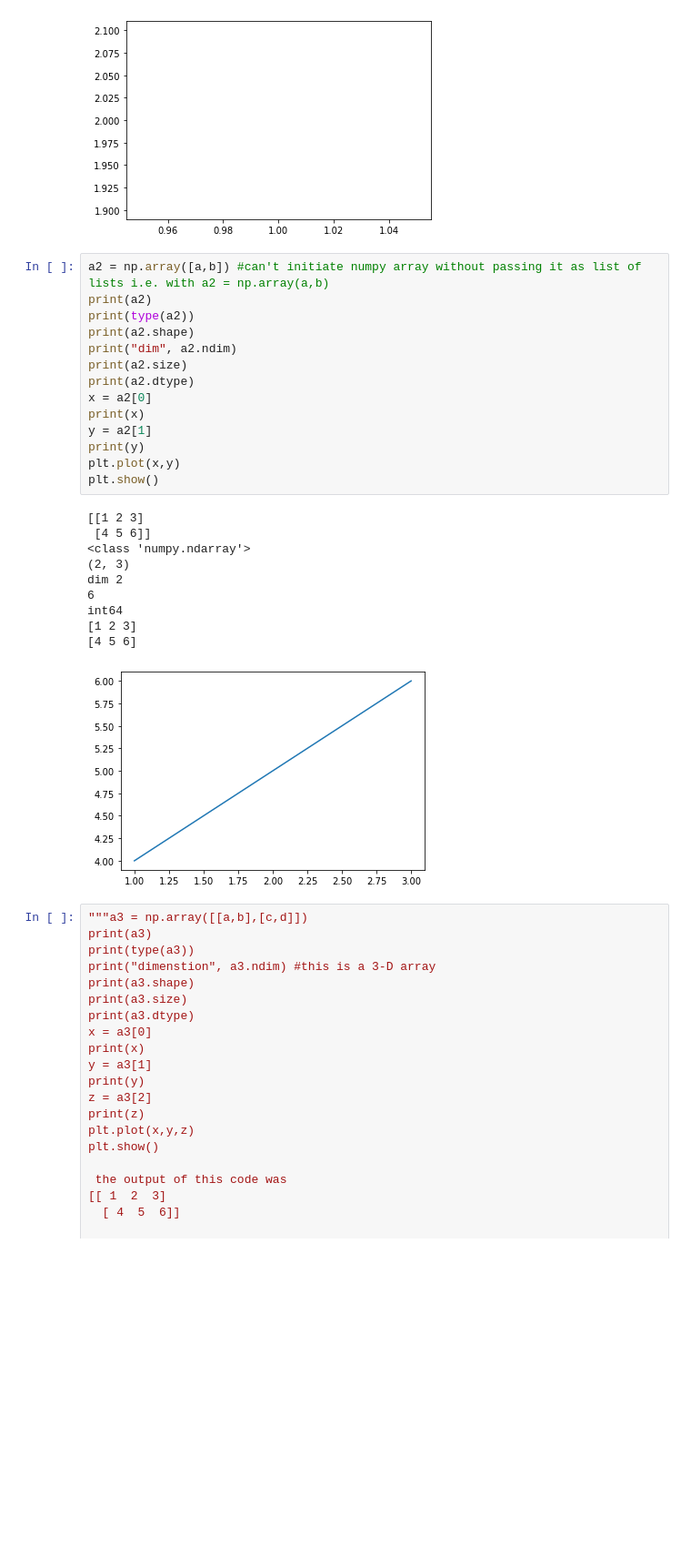
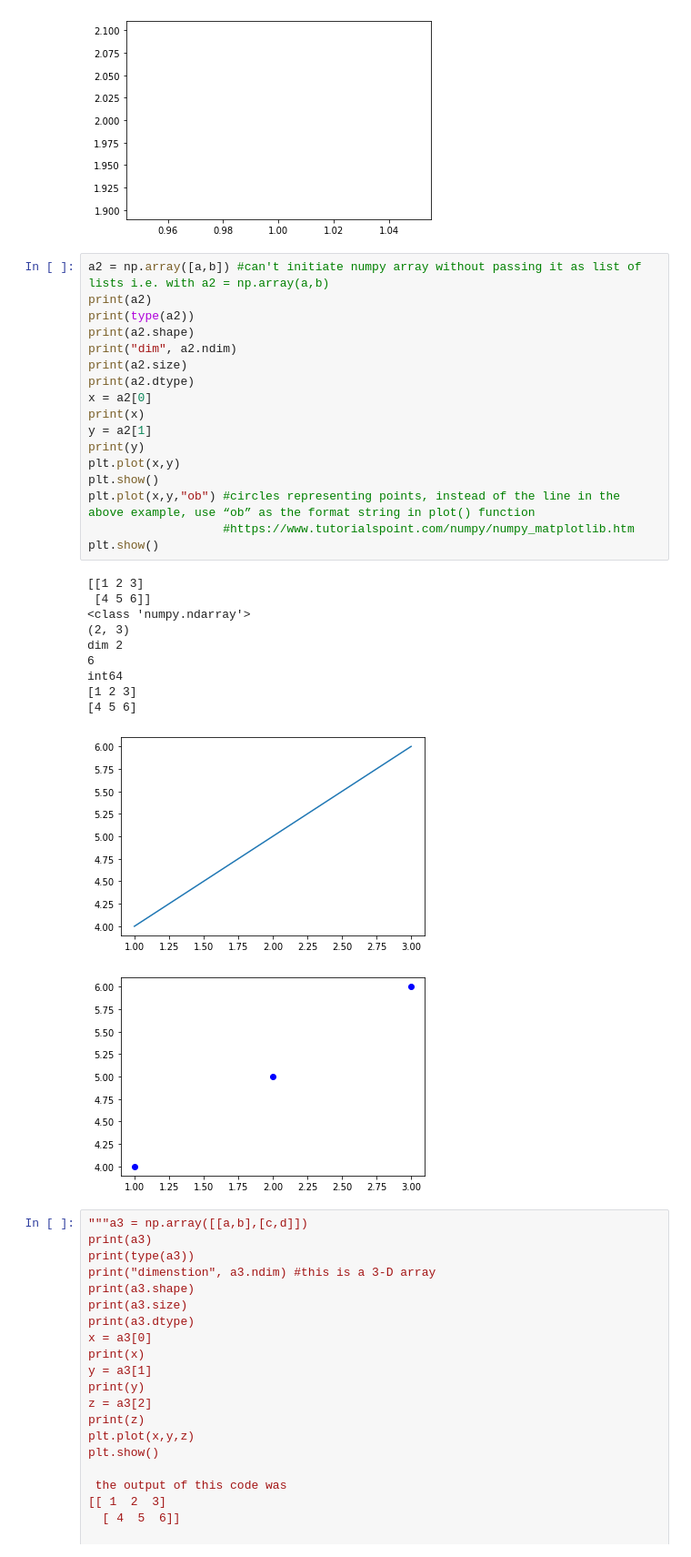
Before and after one commit to ulrikSebastienR/Colab-python-diaries, a Jupyter notebook: bb_numpy.ipynb, the cells around one changed output. Shown at 91% size. Saved outputs shown, nothing was run; the diff lists cells and outputs as text; blank space fills up the shorter version.

```diff
--- a/bb_numpy.ipynb
+++ b/bb_numpy.ipynb
@@ -41,28 +45,32 @@ plt.show()
 # %%
 a2 = np.array([a,b]) #can't initiate numpy array without passing it as list of lists i.e. with a2 = np.array(a,b)
 print(a2)
 print(type(a2))
 print(a2.shape)
 print("dim", a2.ndim)
 print(a2.size)
 print(a2.dtype)
 x = a2[0]
 print(x)
 y = a2[1]
 print(y)
 plt.plot(x,y)
 plt.show()
+plt.plot(x,y,"ob") #circles representing points, instead of the line in the above example, use “ob” as the format string in plot() function
+                   #https://www.tutorialspoint.com/numpy/numpy_matplotlib.htm
+plt.show()
 # %% [output]
 [[1 2 3]
  [4 5 6]]
 <class 'numpy.ndarray'>
 (2, 3)
 dim 2
 6
 int64
 [1 2 3]
 [4 5 6]
 [figure]
+[figure, added]
 # %%
 """a3 = np.array([[a,b],[c,d]])
 print(a3)
```
Also changed, not shown: parts of 3 cells of this notebook.
